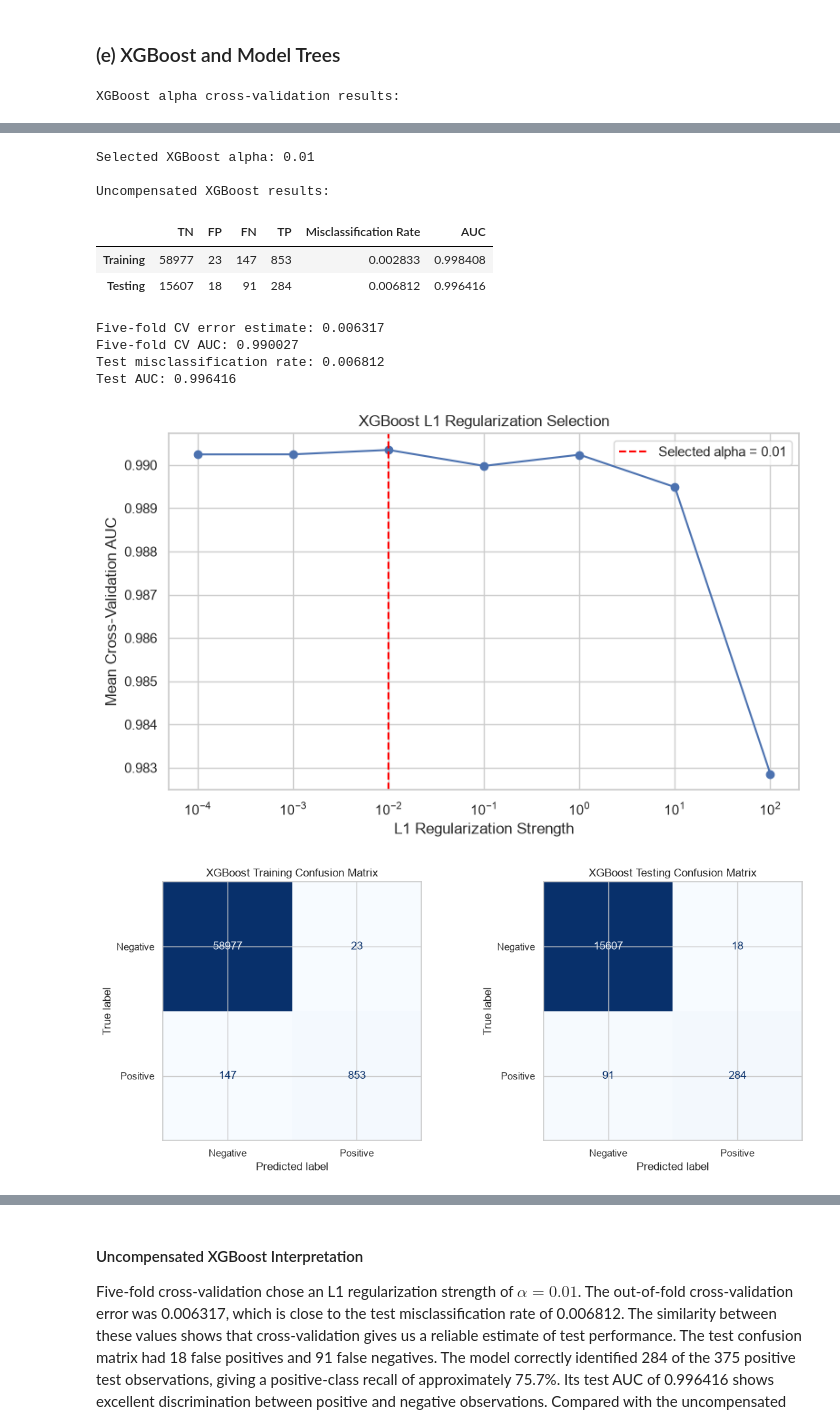
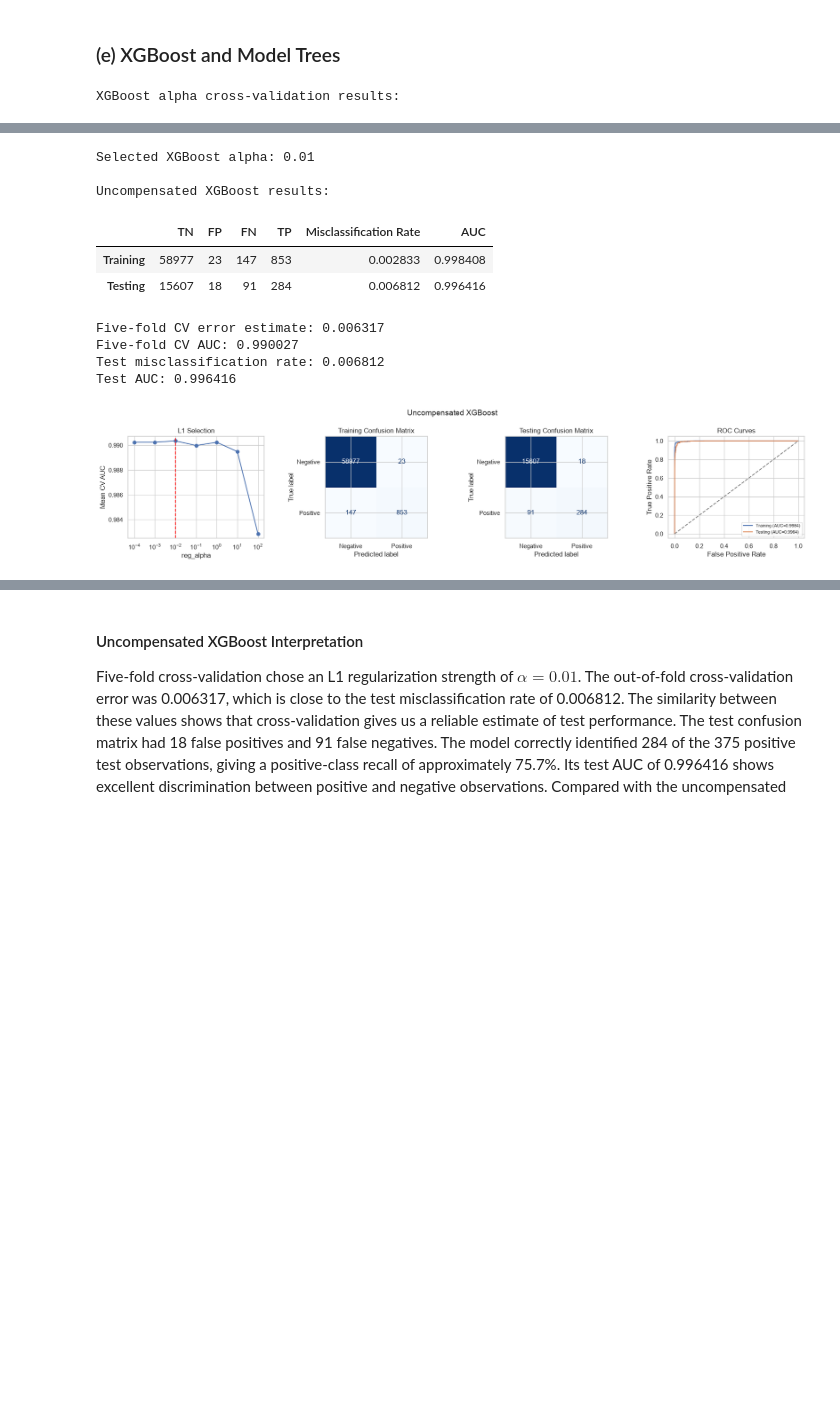
Before and after one commit to manvsatish/dsci-552-hw-6, a Jupyter notebook: notebook/Satish_Manvika_HW6.ipynb, the cells around one changed output, grey strips where cells are left out. Cells and saved outputs as stored; diff of their text form; code cells hidden in the pictures; blank space fills up the shorter version.

```diff
--- a/notebook/Satish_Manvika_HW6.ipynb
+++ b/notebook/Satish_Manvika_HW6.ipynb
@@ -185,7 +185,7 @@ X_train_log = np.log1p(X_train[highest_cv_features]) #log1p for vis bc the featu
 random_generator = np.random.default_rng(RANDOM_STATE)
 jittered_class = (y_train.to_numpy() + random_generator.normal(0, 0.035, len(y_train)))
 
-figure, axes = plt.subplots(4, 4, figsize=(20, 18)) #scatter plots against binary response
+figure, axes = plt.subplots(4, 4, figsize=(18, 6)) #scatter plots against binary response
 axes = axes.flatten()
 
 for axis, feature in zip(axes, highest_cv_features):
@@ -205,7 +205,7 @@ plt.show()
 plot_data = X_train_log.copy() # class spec boxplots for same features
 plot_data["class"] = y_train.map({0: "Negative", 1: "Positive"})
 
-figure, axes = plt.subplots(4, 4, figsize=(20, 18))
+figure, axes = plt.subplots(4, 4, figsize=(18, 6))
 axes = axes.flatten()
 
 for axis, feature in zip(axes, highest_cv_features):
@@ -481,78 +457,32 @@ xgboost_test_probabilities = (best_xgboost.predict_proba(X_test)[:, 1])
 xgboost_train_metrics = classification_metrics(y_train, xgboost_train_predictions, xgboost_train_probabilities)
 xgboost_test_metrics = classification_metrics(y_test, xgboost_test_predictions, xgboost_test_probabilities)
 xgboost_results = pd.DataFrame([xgboost_train_metrics, xgboost_test_metrics], index=["Training", "Testing"])
 print("\nUncompensated XGBoost results:")
 display(xgboost_results.round(6))
 
 print("Five-fold CV error estimate:", round(xgboost_cv_error, 6))
 print("Five-fold CV AUC:", round(xgboost_cv_auc, 6))
 print("Test misclassification rate:", round(xgboost_test_metrics["Misclassification Rate"], 6))
 print("Test AUC:", round(xgboost_test_metrics["AUC"], 6))
-plt.figure(figsize=(8, 5)) # plot cv auc for each alpha
-
-plt.semilogx(xgboost_cv_results["reg_alpha"].replace(0, 0.0001), xgboost_cv_results["Mean CV AUC"], marker="o")
-plt.axvline(max(selected_xgboost_alpha, 0.0001), color="red", linestyle="--",
-    label=(
-        f"Selected alpha = "
-        f"{selected_xgboost_alpha}"
-    )
-)
-plt.xlabel("L1 Regularization Strength")
-plt.ylabel("Mean Cross-Validation AUC")
-plt.title("XGBoost L1 Regularization Selection")
-plt.legend()
-plt.tight_layout()
-plt.show()
-figure, axes = plt.subplots(1, 2, figsize=(12, 5)) # Confusion matrices
-ConfusionMatrixDisplay.from_predictions(y_train, xgboost_train_predictions, display_labels=["Negative", "Positive"], cmap="Blues", ax=axes[0], colorbar=False)
-axes[0].set_title("XGBoost Training Confusion Matrix")
-ConfusionMatrixDisplay.from_predictions(y_test, xgboost_test_predictions, display_labels=["Negative", "Positive"], cmap="Blues", ax=axes[1], colorbar=False)
-axes[1].set_title("XGBoost Testing Confusion Matrix")
-plt.tight_layout()
-plt.show()
-
-# ROC curves
-xgboost_train_fpr, xgboost_train_tpr, _ = (roc_curve(y_train, xgboost_train_probabilities))
-xgboost_test_fpr, xgboost_test_tpr, _ = (roc_curve(y_test, xgboost_test_probabilities))
-plt.figure(figsize=(8, 6))
-plt.plot(xgboost_train_fpr, xgboost_train_tpr,
-    label=(
-        "Training "
-        f"(AUC = {xgboost_train_metrics['AUC']:.4f})"
-    )
-)
-plt.plot(xgboost_test_fpr, xgboost_test_tpr,
-    label=(
-        "Testing "
-        f"(AUC = {xgboost_test_metrics['AUC']:.4f})"
-    )
-)
-plt.plot([0, 1], [0, 1], linestyle="--", color="gray")
-plt.xlabel("False Positive Rate")
-plt.ylabel("True Positive Rate")
-plt.title("Uncompensated XGBoost ROC Curves")
-plt.legend()
-plt.tight_layout()
-plt.show()
+plot_model_diagnostics("Uncompensated XGBoost", y_train, xgboost_train_predictions, xgboost_train_probabilities, y_test, xgboost_test_predictions, xgboost_test_probabilities, alpha_results=xgboost_cv_results, selected_alpha=selected_xgboost_alpha)
 # %% [output]
 XGBoost alpha cross-validation results:
 |  | reg_alpha | Mean CV AUC | CV AUC Standard Deviation |
 | 0 | 0.000 | 0.990245 | 0.003671 |
 | 1 | 0.001 | 0.990247 | 0.003662 |
 | 2 | 0.010 | 0.990349 | 0.003521 |
 | 3 | 0.100 | 0.989979 | 0.003431 |
 | 4 | 1.000 | 0.990239 | 0.003899 |
 | 5 | 10.000 | 0.989490 | 0.003958 |
 | 6 | 100.000 | 0.982859 | 0.003853 |
 Selected XGBoost alpha: 0.01
 
 Uncompensated XGBoost results:
 |  | TN | FP | FN | TP | Misclassification Rate | AUC |
 | Training | 58977 | 23 | 147 | 853 | 0.002833 | 0.998408 |
 | Testing | 15607 | 18 | 91 | 284 | 0.006812 | 0.996416 |
 Five-fold CV error estimate: 0.006317
 Five-fold CV AUC: 0.990027
 Test misclassification rate: 0.006812
 Test AUC: 0.996416
-[figure, old version]
+[figure, new version]
-[figure, removed]
```
Also changed, not shown: parts of 8 cells of this notebook.
